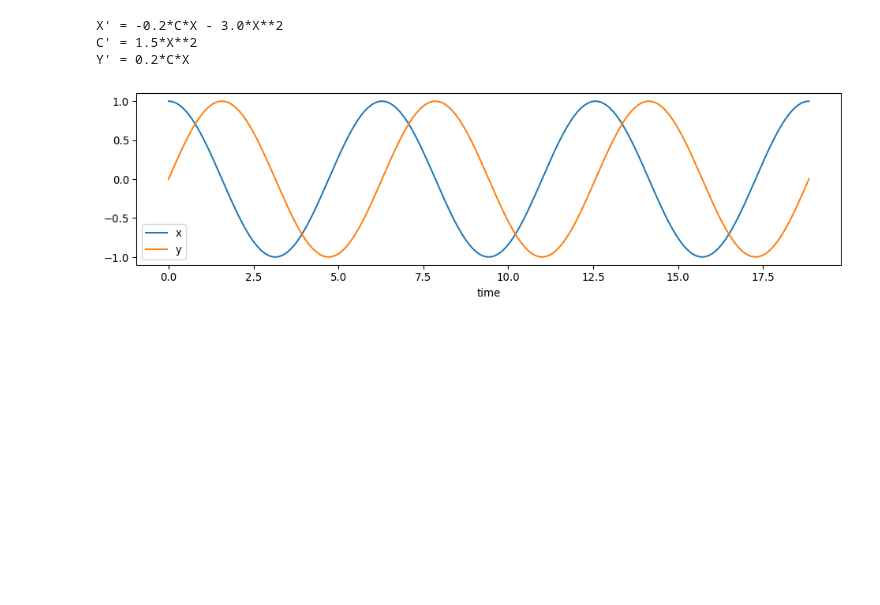
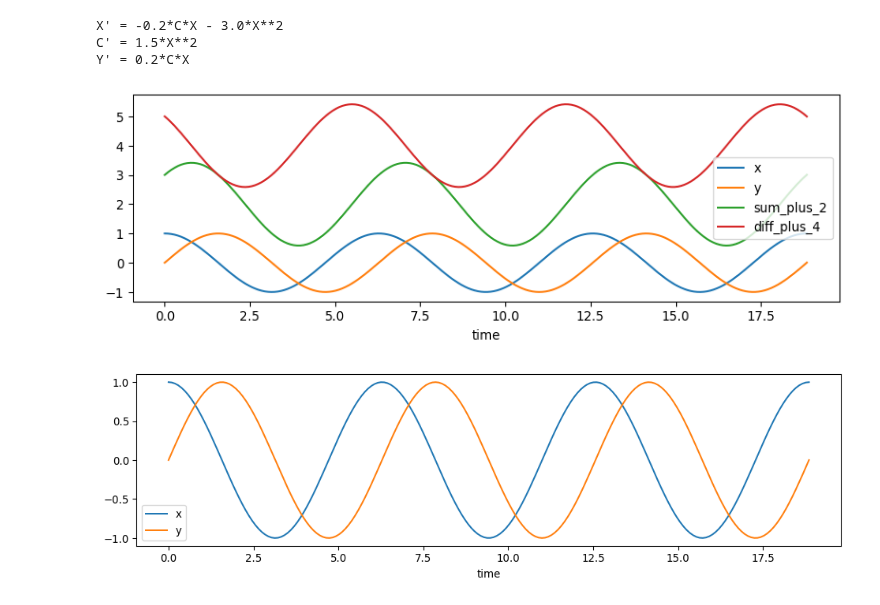
Before and after one commit to UC-Davis-molecular-computing/gpac, a Jupyter notebook: notebook.ipynb, the cells around one changed output. Cells and saved outputs as stored; diff of their text form; code cells hidden in the pictures; blank space fills up the shorter version.

```diff
--- a/notebook.ipynb
+++ b/notebook.ipynb
@@ -221,6 +221,33 @@ for symbol, ode in odes.items():
 X' = -0.2*C*X - 3.0*X**2
 C' = 1.5*X**2
 Y' = 0.2*C*X
+# %%
+# Dependent variables can be defined that are functions of other variables.
+
+x,y,s,d = sympy.symbols('x y sum_plus_2 diff_plus_4')
+
+# dual-rail implementation of sine/cosine oscillator
+# x' = -y
+# y' = x
+odes = {
+    x: -y,
+    y: x,
+}
+inits = {
+    x: 1,
+    y: 0,
+}
+from math import pi
+t_eval = np.linspace(0, 6*pi, 200)
+
+dependent_symbols = {
+    s: x+y+2,
+    d: x-y+4,
+}
+
+gpac.plot(odes, inits, t_eval, dependent_symbols=dependent_symbols)
+# %% [output]
+[figure, added]
 # %%
 # Dependent variables can be defined that are functions of other variables.
 # If used with CRN functions, these should be expressed as functions of sympy symbols
```
Also changed, not shown: parts of 1 cell of this notebook.
